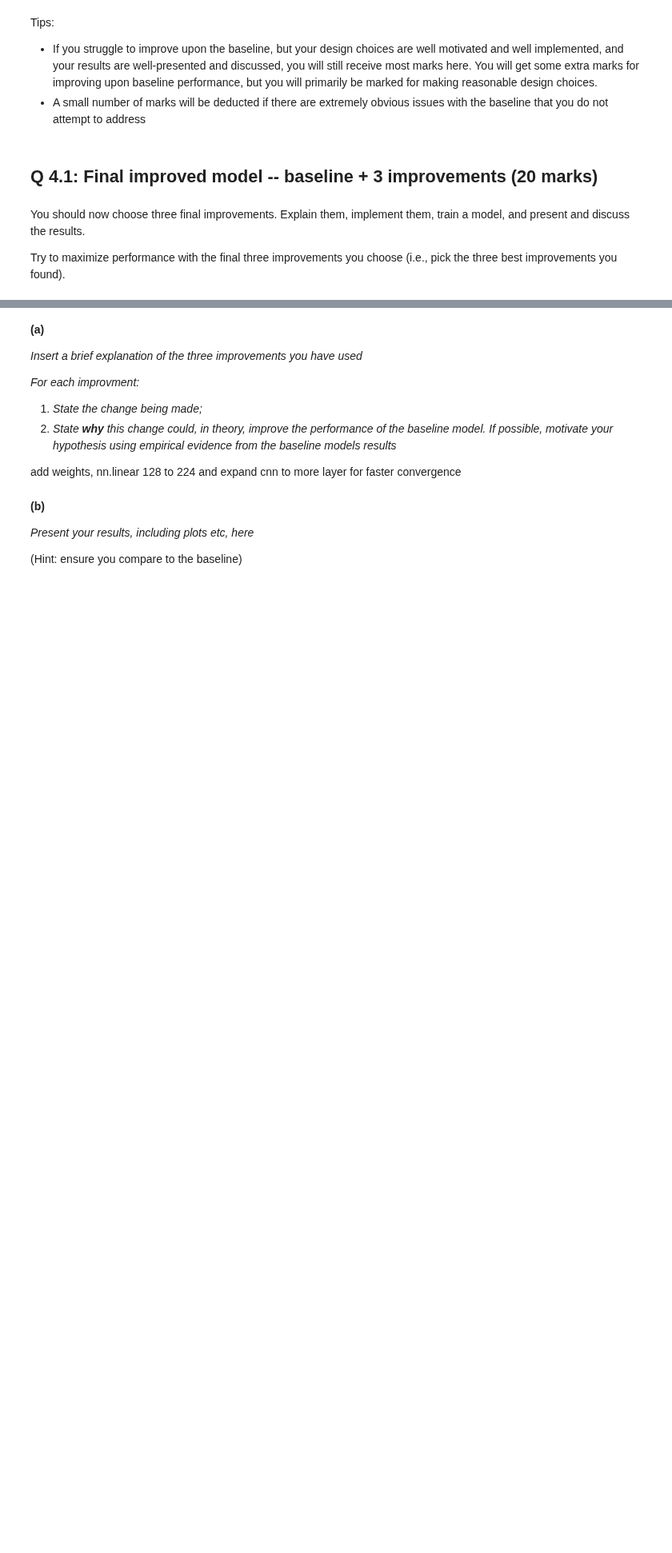
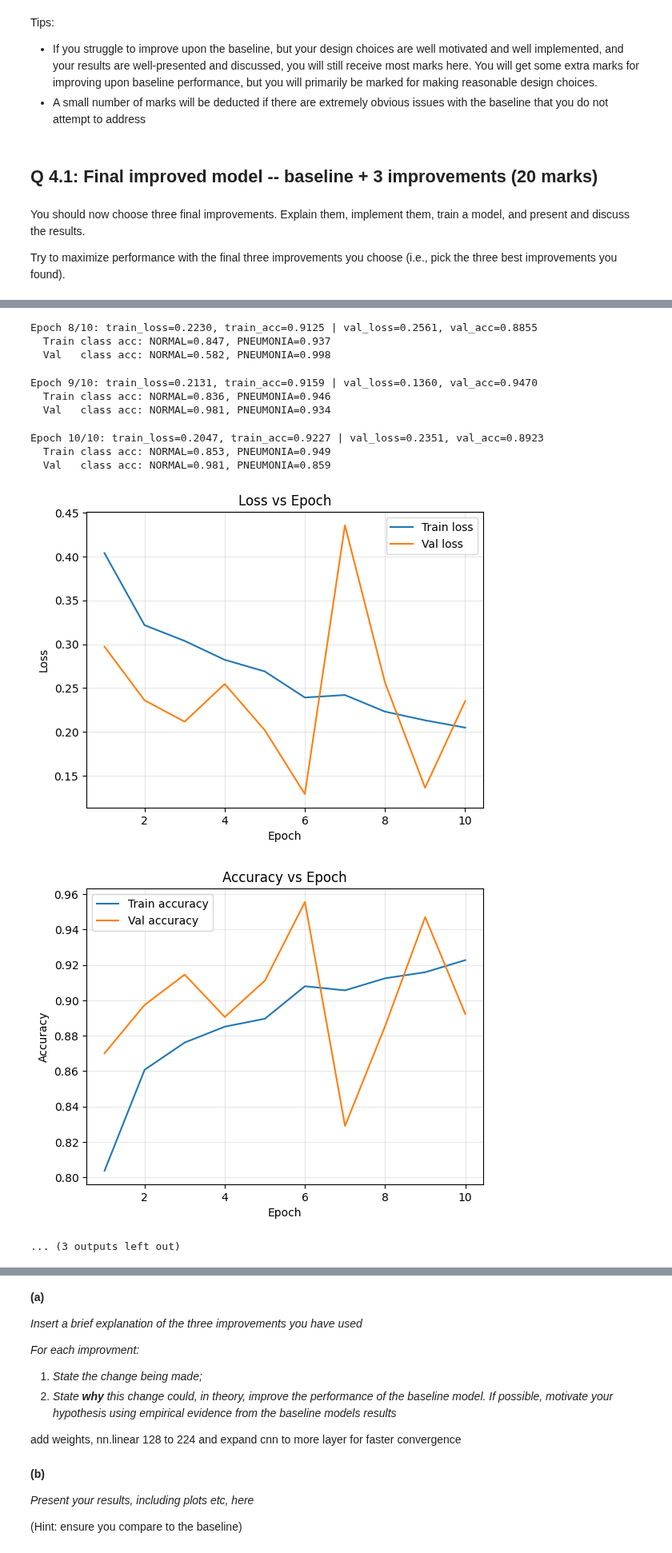
Before and after one commit to robotics-hana/deeplearning, a Jupyter notebook: COMP0188_CW1_Questions.ipynb, the cells around one changed output, grey strips where cells are left out. Shown at 80% size. Saved outputs shown, nothing was run; the diff lists cells and outputs as text; code cells hidden in the pictures; blank space fills up the shorter version.

```diff
--- a/COMP0188_CW1_Questions.ipynb
+++ b/COMP0188_CW1_Questions.ipynb
@@ -809,0 +942,31 @@ Try to maximize performance with the final three improvements you choose (i.e.,
+# %%
+# Added a second convolution per stage to extract richer features before downsampling.
+# Initialize the model
+model = Model2_DoubleConv().to(device)
+
+# Define loss function and optimizer
+num_epochs = 10
+lr = 1e-3
+use_wandb = False
+
+train_labels = [lbl for _, lbl in train_dataset.images]
+counts = np.bincount(train_labels)
+
+criterion = nn.CrossEntropyLoss()
+optimizer = optim.Adam(model.parameters(), lr=lr)
+
+# Train the model
+train_losses, train_accuracies, val_losses, val_accuracies, train_class_accuracies, val_class_accuracies = train_model(
+    model, train_loader, val_loader, criterion, optimizer, num_epochs, device, use_wandb
+)
+
+# Plot training curves
+plot_training_curves(train_losses, train_accuracies, val_losses, val_accuracies, train_class_accuracies, val_class_accuracies)
+
+# Save the model
+torch.save(model.state_dict(), 'chest_xray_model.pth')
+print("Model saved as 'chest_xray_model.pth'")
+
+print("=== Baseline Validation Performance ===")
+evaluate_model(model, val_loader, device)
+# %% [output]
@@ -809,0 +994,12 @@ Try to maximize performance with the final three improvements you choose (i.e.,
+Epoch 8/10: train_loss=0.2230, train_acc=0.9125 | val_loss=0.2561, val_acc=0.8855
+  Train class acc: NORMAL=0.847, PNEUMONIA=0.937
+  Val   class acc: NORMAL=0.582, PNEUMONIA=0.998
+Epoch 9/10: train_loss=0.2131, train_acc=0.9159 | val_loss=0.1360, val_acc=0.9470
+  Train class acc: NORMAL=0.836, PNEUMONIA=0.946
+  Val   class acc: NORMAL=0.981, PNEUMONIA=0.934
+Epoch 10/10: train_loss=0.2047, train_acc=0.9227 | val_loss=0.2351, val_acc=0.8923
+  Train class acc: NORMAL=0.853, PNEUMONIA=0.949
+  Val   class acc: NORMAL=0.981, PNEUMONIA=0.859
+[figure, added]
+[figure, added]
+... (3 outputs left out)
```
Also changed, not shown: parts of 16 cells of this notebook.
